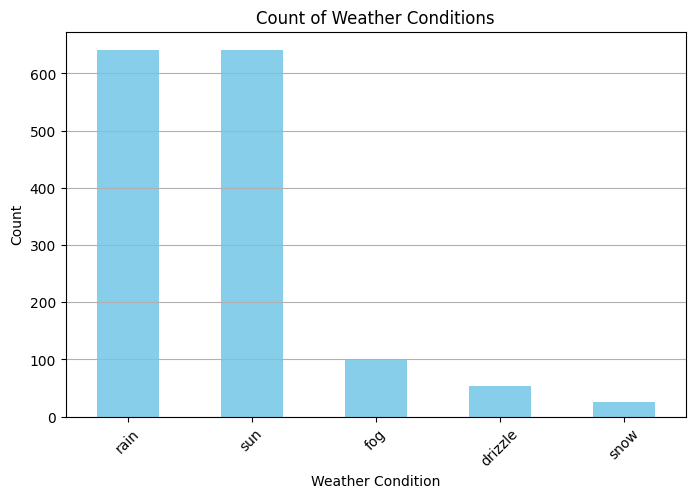
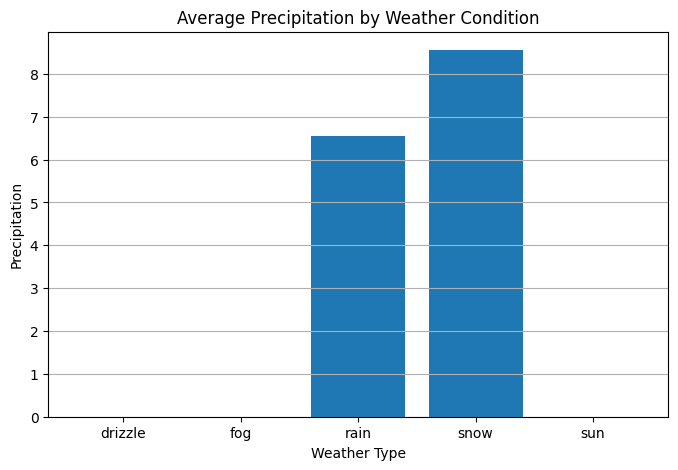
Unified diff of the notebook cell whose output changed from the first chart to the second:
--- before
+++ after
@@ -1,9 +1,8 @@
 #Weather Distribution Bar Chart
 plt.figure(figsize=(8, 5))
-weather_count.plot(kind='bar', color='skyblue')
-plt.title('Count of Weather Conditions')
-plt.xlabel('Weather Condition')
-plt.ylabel('Count')
-plt.xticks(rotation=45)
+plt.bar(rain_analysis.index, rain_analysis.values)
+plt.title('Average Precipitation by Weather Condition')
+plt.xlabel('Weather Type')
+plt.ylabel('Precipitation')
 plt.grid(axis='y')
 plt.show()

Commit: up